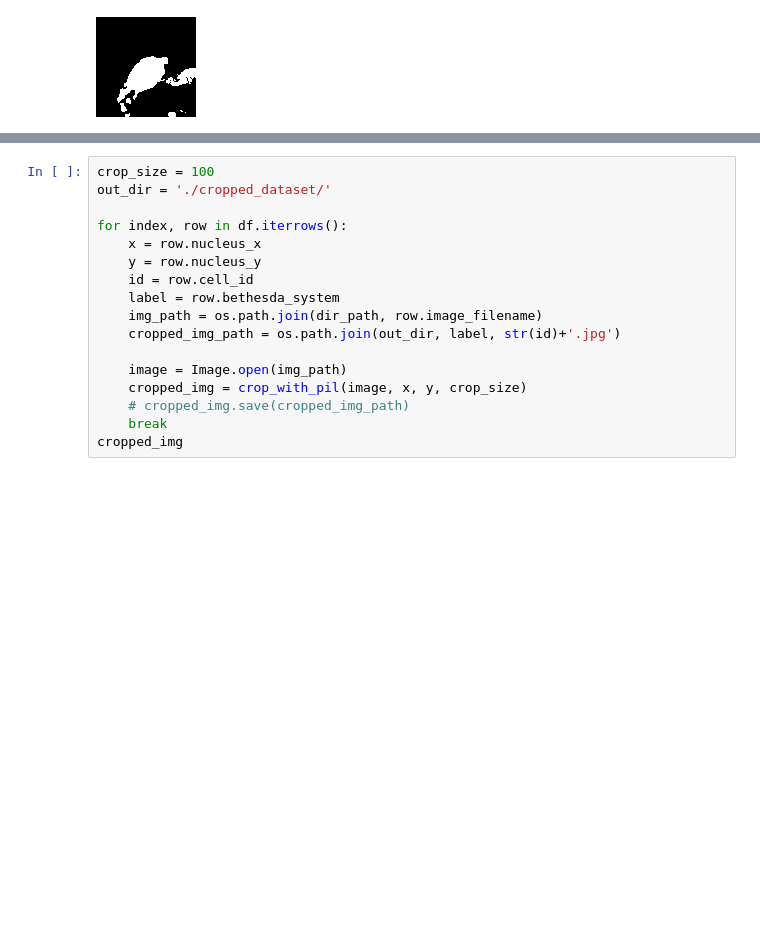
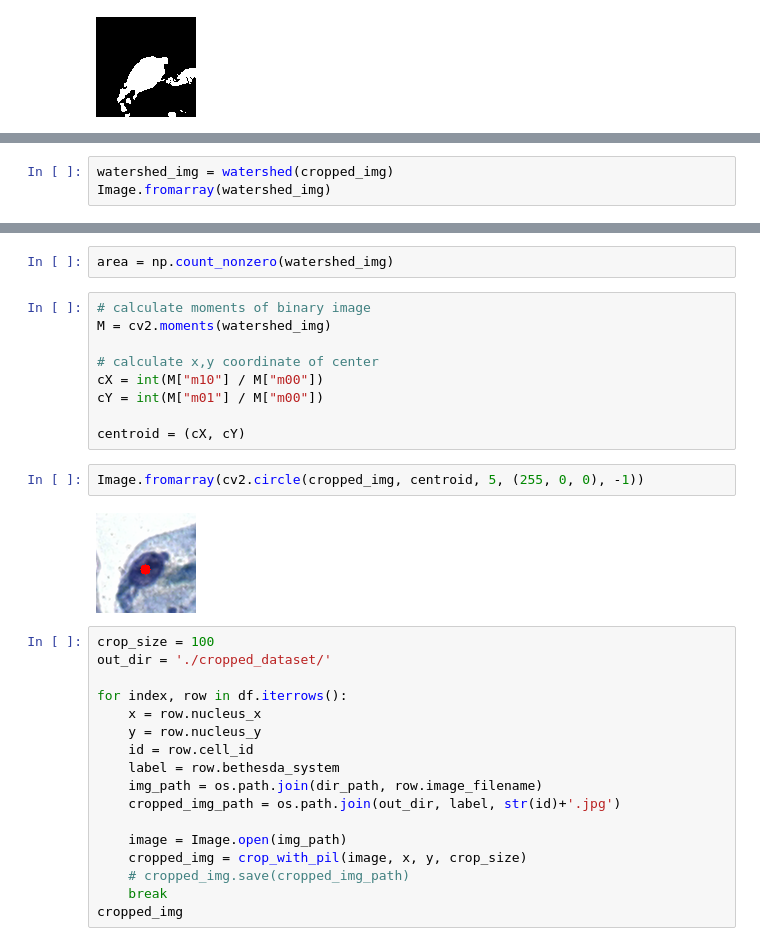
Before and after one commit to HenriqueCastros/pai-flower-nucleus, a Jupyter notebook: trab.ipynb, the cells around one changed output, grey strips where cells are left out. Cells and saved outputs as stored; diff of their text form; blank space fills up the shorter version.

```diff
--- a/trab.ipynb
+++ b/trab.ipynb
@@ -74,0 +71,3 @@ Image.fromarray(watershed(cropped_img))
+# %%
+watershed_img = watershed(cropped_img)
+Image.fromarray(watershed_img)
@@ -79,3 +80,18 @@ Image.fromarray(otsu(cropped_img, invert=True))
+# %%
+area = np.count_nonzero(watershed_img)
+# %%
+# calculate moments of binary image
+M = cv2.moments(watershed_img)
+
+# calculate x,y coordinate of center
+cX = int(M["m10"] / M["m00"])
+cY = int(M["m01"] / M["m00"])
+
+centroid = (cX, cY)
+# %%
+Image.fromarray(cv2.circle(cropped_img, centroid, 5, (255, 0, 0), -1))
+# %% [output]
+[figure, added]
 # %%
 crop_size = 100
 out_dir = './cropped_dataset/'
```
Also changed, not shown: parts of 3 cells of this notebook.
